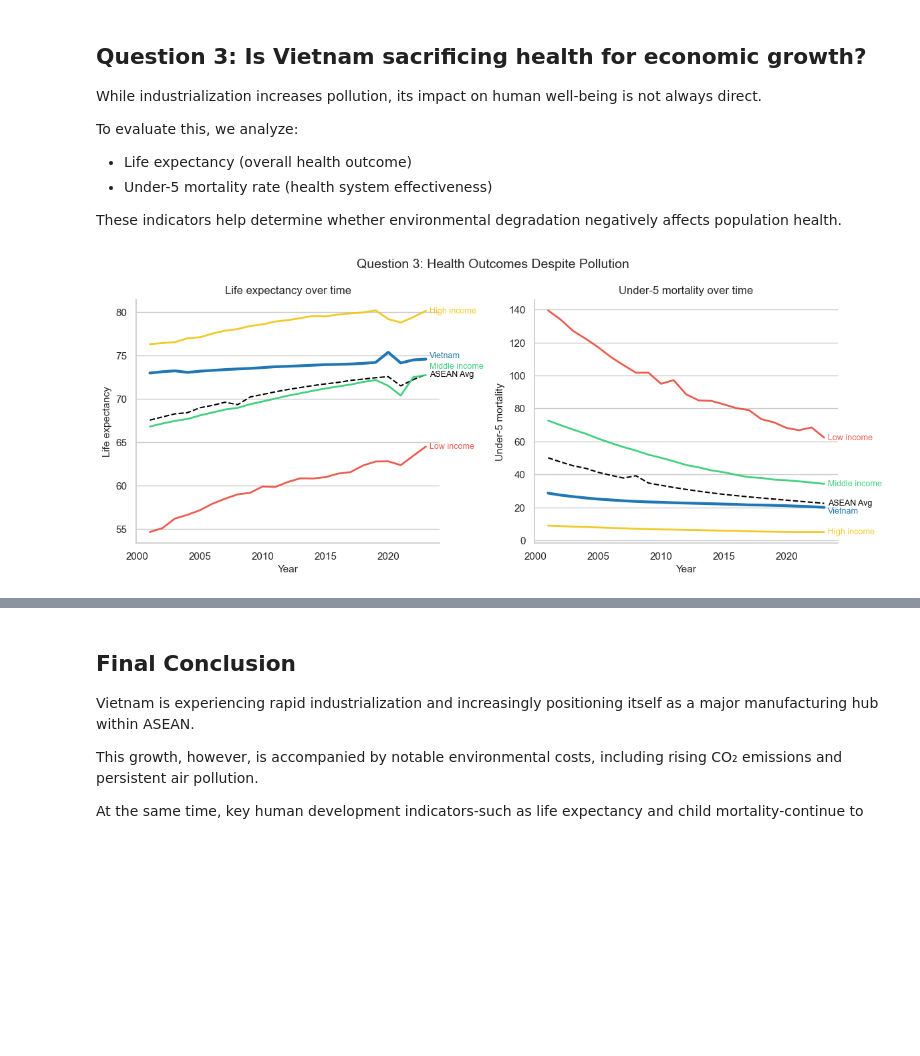
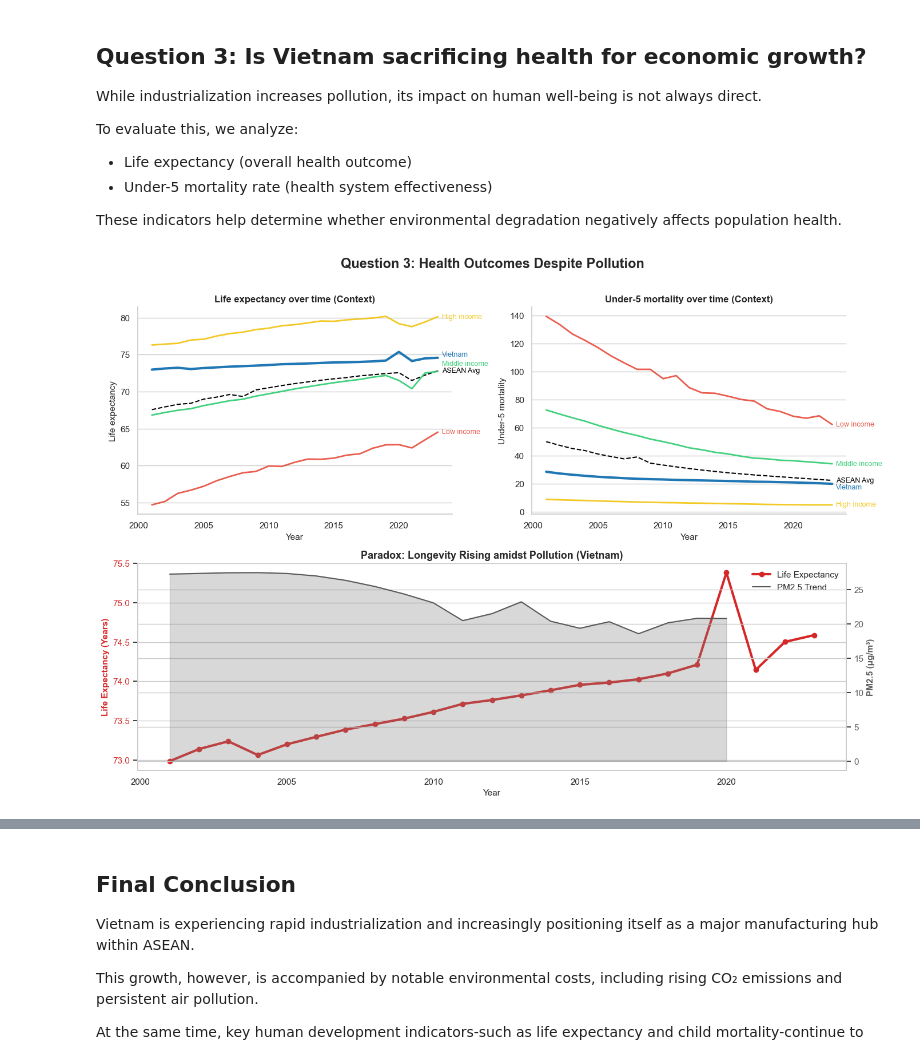
Before and after one commit to thloc1212/DV_LAB2, a Jupyter notebook: merged/merge.ipynb, the cells around one changed output, grey strips where cells are left out. Saved outputs shown, nothing was run; the diff lists cells and outputs as text; code cells hidden in the pictures; blank space fills up the shorter version.

```diff
--- a/merged/merge.ipynb
+++ b/merged/merge.ipynb
@@ -691,21 +688,29 @@ To evaluate this, we analyze:
 
 These indicators help determine whether environmental degradation negatively affects population health.
 # %%
-fig, axes = plt.subplots(1, 2, figsize=(12, 5))
+import matplotlib.pyplot as plt
 
+fig = plt.figure(figsize=(14, 10))
+gs = fig.add_gridspec(2, 2, height_ratios=[1, 1])
+
+ax_life_asean = fig.add_subplot(gs[0, 0])
+ax_mort_asean = fig.add_subplot(gs[0, 1])
+ax_paradox = fig.add_subplot(gs[1, :])
+
+axes = [ax_life_asean, ax_mort_asean]
+
+# Lấy data Việt Nam
 vn = df_asean_industry[df_asean_industry["Country"] == "Vietnam"]
-x_last = vn["Year"].max()
 
 asean_members = ["Vietnam", "Thailand", "Malaysia", "Indonesia", "Philippines",
                  "Singapore", "Cambodia", "Lao PDR", "Myanmar", "Timor-Leste", "Brunei Darussalam"]
 entities_to_keep = ["Vietnam", "High income", "Middle income", "Low income"]
 
 title_map = {
-    "Life expectancy": "Life expectancy over time",
-    "Under-5 mortality": "Under-5 mortality over time"
+    "Life expectancy": "Life expectancy over time (Context)",
+    "Under-5 mortality": "Under-5 mortality over time (Context)"
 }
 
-# 👉 offset thủ công
 manual_offsets = {
     "Life expectancy": {
         "Vietnam": 0.4,
@@ -733,7 +738,6 @@ for i, metric in enumerate(["Life expectancy", "Under-5 mortality"]):
         linewidth=1.5
     )
 
-    # 👉 label ASEAN avg
     ax.text(
         asean_avg["Year"].iloc[-1] + 0.3,
         asean_avg[metric].iloc[-1],
@@ -753,51 +757,80 @@ for i, metric in enumerate(["Life expectancy", "Under-5 mortality"]):
             continue
 
         if country in asean_income_groups:
             color = income_colors.get(country, "black")
             linewidth = 2.0
             alpha = 0.9
             label = country
         else:
-            color = palette_countries.get("Viet Nam", "black")
+            color = palette_countries.get("Vietnam", palette_countries.get("Viet Nam", "red"))
             linewidth = 3.0
             alpha = 1.0
             label = "Vietnam"
 
         x = subset["Year"]
         y = subset[metric]
 
         ax.plot(x, y, color=color, linewidth=linewidth, alpha=alpha)
 
-        # 👉 label trực tiếp
         y_end = y.iloc[-1]
         offset = manual_offsets.get(metric, {}).get(label, 0)
 
-        ax.text(
-            x.iloc[-1] + 0.3,
-            y_end + offset,
-            label,
-            fontsize=9,
-            color=color,
-            alpha=alpha,
-            va="center"
-        )
+        ax.text(x.iloc[-1] + 0.3, y_end + offset, label,
+                fontsize=9, color=color, alpha=alpha, va="center")
 
-    ax.set_title(title_map.get(metric, metric))
+    ax.set_title(title_map.get(metric, metric), fontweight='semibold')
     ax.set_xlabel("Year")
     ax.set_ylabel(metric)
 
-    # ❌ bỏ legend
-    # ax.legend()
-
-    # clean style
     ax.grid(axis='x', visible=False)
     ax.spines['right'].set_visible(False)
     ax.spines['top'].set_visible(False)
 
-plt.suptitle("Question 3: Health Outcomes Despite Pollution", fontsize=14)
-plt.tight_layout()
+
+ax_pm25 = ax_paradox.twinx()
+
+line_life = ax_paradox.plot(
+    vn["Year"],
+    vn["Life expectancy"],
+    linewidth=3,
+    marker="o",
+    color='#d62728',
+    label="Life Expectancy"
+)
+ax_paradox.set_ylabel("Life Expectancy (Years)", color='#d62728', fontweight='bold', fontsize=11)
+ax_paradox.tick_params(axis='y', labelcolor='#d62728')
+
+fill_pm25 = ax_pm25.fill_between(
+    vn["Year"],
+    vn["PM2.5"],
+    alpha=0.3,
+    color='#7f7f7f',
+    label="PM2.5 Fill"
+)
+line_pm25 = ax_pm25.plot(
+    vn["Year"],
+    vn["PM2.5"],
+    color='#595959',
+    linewidth=1.5,
+    label="PM2.5 Trend"
+)
+ax_pm25.set_ylabel("PM2.5 (μg/m³)", color='#595959', fontweight='bold', fontsize=11)
+ax_pm25.tick_params(axis='y', labelcolor='#595959')
+
+ax_paradox.set_title("Paradox: Longevity Rising amidst Pollution (Vietnam)", fontweight='semibold', fontsize=13)
+ax_paradox.set_xlabel("Year", fontsize=11)
+ax_paradox.grid(axis='x', visible=False)
+ax_paradox.spines['top'].set_visible(False)
+ax_pm25.spines['top'].set_visible(False)
+
+lines = line_life + line_pm25
+labels = [l.get_label() for l in lines]
+ax_paradox.legend(lines, labels, loc="upper right", frameon=False, ncol=1)
+
+plt.suptitle("Question 3: Health Outcomes Despite Pollution", fontsize=17, fontweight='bold', y=0.96)
+plt.tight_layout(rect=[0, 0, 1, 0.95])
 plt.show()
 # %% [output]
-[figure, old version]
+[figure, new version]
 # %% [markdown]
 ### Insight
```
Also changed, not shown: parts of 4 cells of this notebook.
